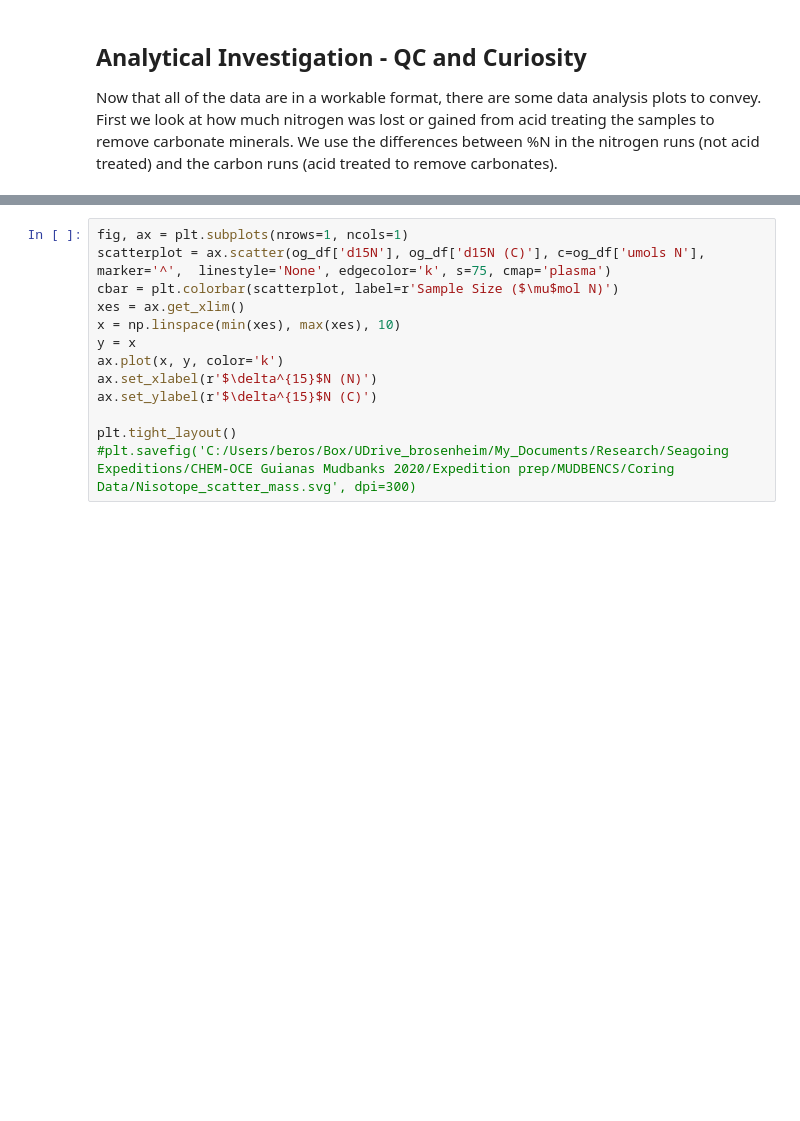
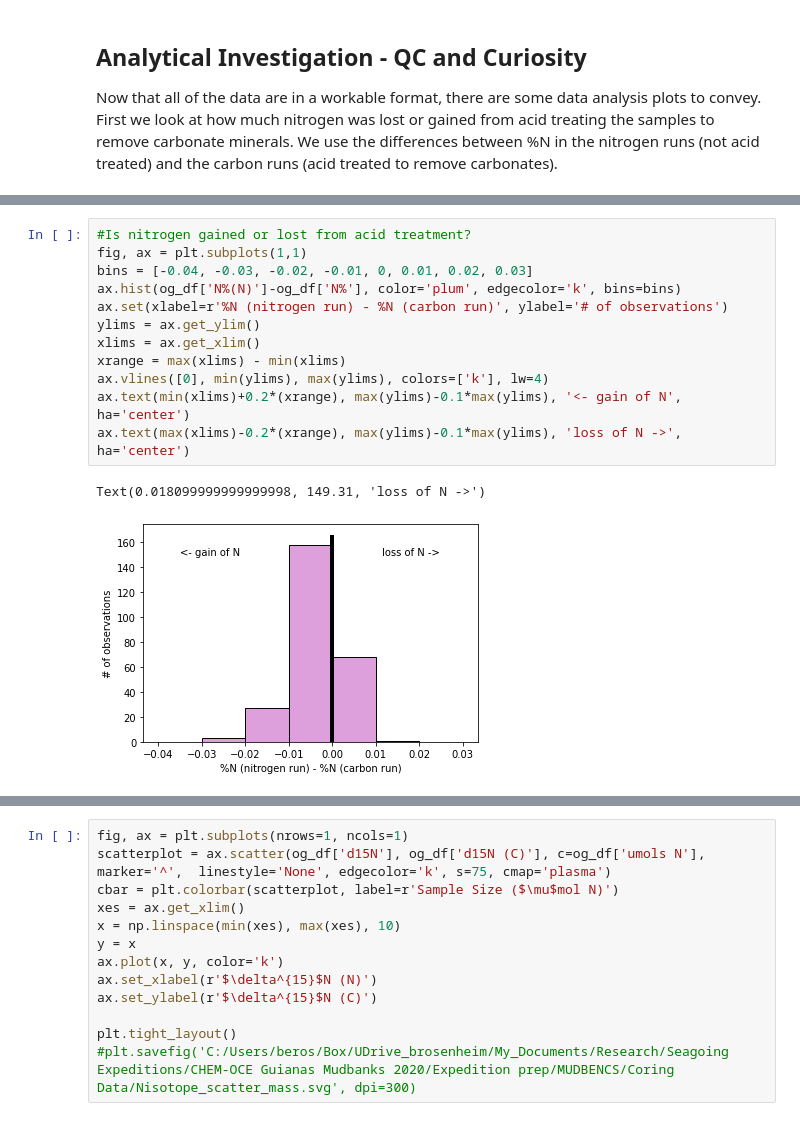
Before and after one commit to DirtBurner/MUDBENCS, a Jupyter notebook: MUDBENCS_MC_Data.ipynb, the cells around one changed output, grey strips where cells are left out. Drawn from its saved outputs; the diff is of its cells as text; blank space fills up the shorter version.

```diff
--- a/MUDBENCS_MC_Data.ipynb
+++ b/MUDBENCS_MC_Data.ipynb
@@ -139,3 +141,18 @@ plt.tight_layout()
 #plt.savefig('C:/Users/beros/Box/UDrive_brosenheim/My_Documents/Research/Seagoing Expeditions/CHEM-OCE Guianas Mudbanks 2020/Expedition prep/MUDBENCS/Coring Data/percentN_scatter.svg', dpi=300)
 # %% [output]
 [figure]
+# %%
+#Is nitrogen gained or lost from acid treatment?
+fig, ax = plt.subplots(1,1)
+bins = [-0.04, -0.03, -0.02, -0.01, 0, 0.01, 0.02, 0.03]
+ax.hist(og_df['N%(N)']-og_df['N%'], color='plum', edgecolor='k', bins=bins)
+ax.set(xlabel=r'%N (nitrogen run) - %N (carbon run)', ylabel='# of observations')
+ylims = ax.get_ylim()
+xlims = ax.get_xlim()
+xrange = max(xlims) - min(xlims)
+ax.vlines([0], min(ylims), max(ylims), colors=['k'], lw=4)
+ax.text(min(xlims)+0.2*(xrange), max(ylims)-0.1*max(ylims), '<- gain of N', ha='center')
+ax.text(max(xlims)-0.2*(xrange), max(ylims)-0.1*max(ylims), 'loss of N ->', ha='center')
+# %% [output]
+Text(0.018099999999999998, 149.31, 'loss of N ->')
+[figure, added]
```
Also changed, not shown: parts of 10 cells of this notebook, 3 other files.
